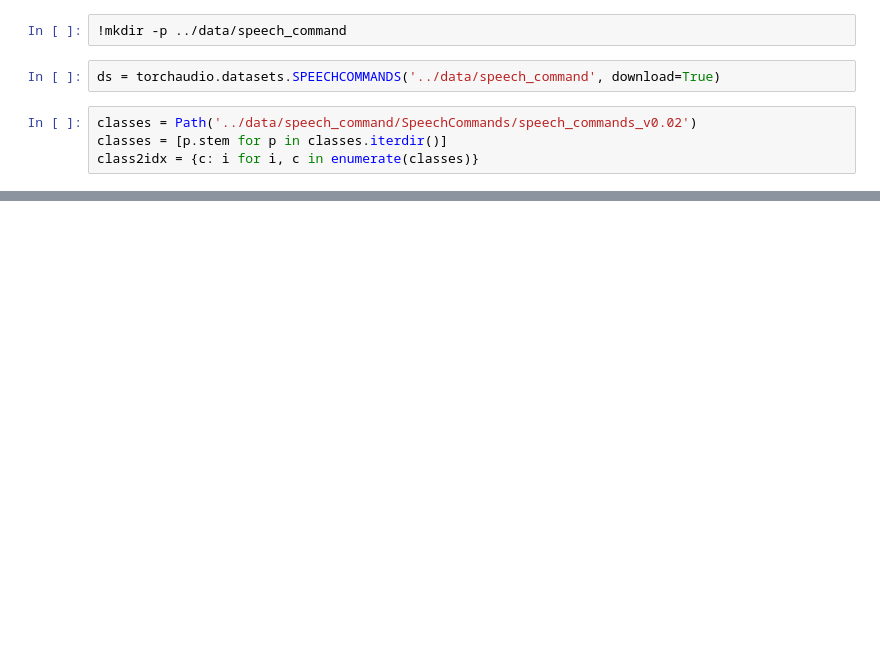
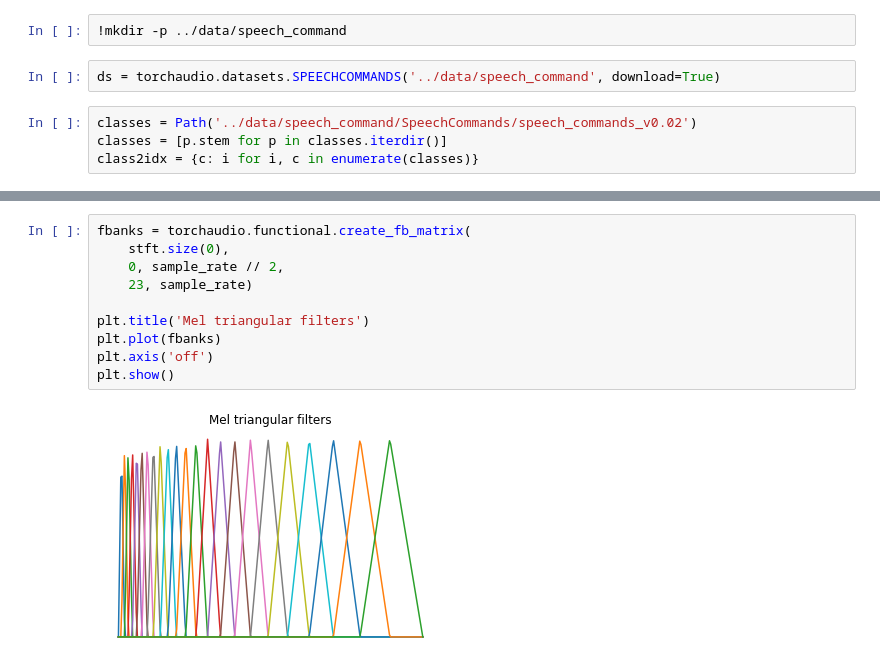
Before and after one commit to Guillem96/activity-recognition, a Jupyter notebook: notebooks/Audio Classification PyTorch.ipynb, the cells around one changed output, grey strips where cells are left out. Saved outputs shown, nothing was run; the diff lists cells and outputs as text; blank space fills up the shorter version.

```diff
--- a/notebooks/Audio Classification PyTorch.ipynb
+++ b/notebooks/Audio Classification PyTorch.ipynb
@@ -69,0 +93,12 @@ valid_ds = torchaudio.datasets.SPEECHCOMMANDS(
+# %%
+fbanks = torchaudio.functional.create_fb_matrix(
+    stft.size(0),
+    0, sample_rate // 2,
+    23, sample_rate)
+
+plt.title('Mel triangular filters')
+plt.plot(fbanks)
+plt.axis('off')
+plt.show()
+# %% [output]
+[figure, added]
```
Also changed, not shown: parts of 23 cells of this notebook, 4 other files.
